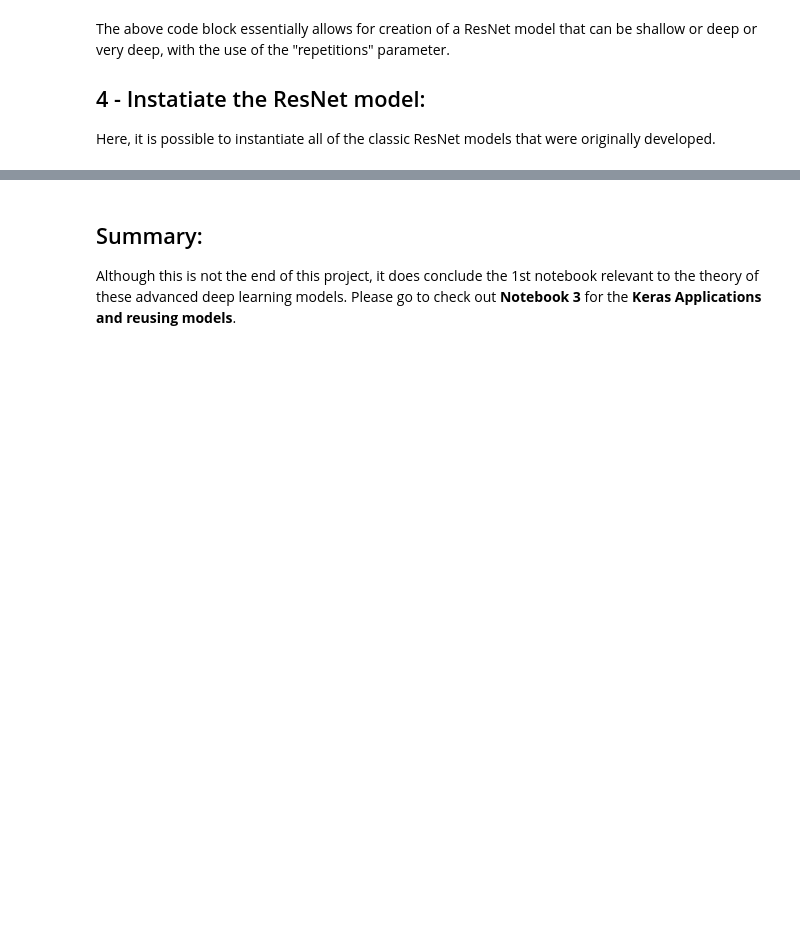
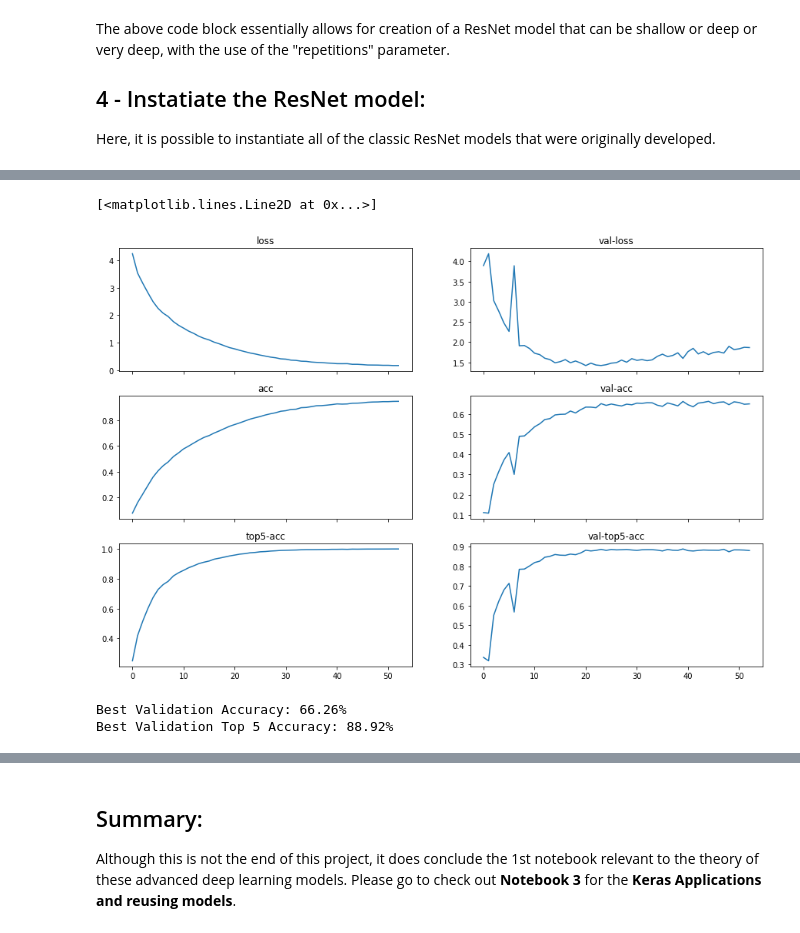
Before and after one commit to ylee9107/ComputerVisionTensorFlow2_myLearning, a Jupyter notebook: 4 - Influential Classifiers/Influential Classifiers_Notebook2.ipynb, the cells around one changed output, grey strips where cells are left out. Drawn from its saved outputs; the diff is of its cells as text; code cells hidden in the pictures; blank space fills up the shorter version.

```diff
--- a/4 - Influential Classifiers/Influential Classifiers_Notebook2.ipynb
+++ b/4 - Influential Classifiers/Influential Classifiers_Notebook2.ipynb
@@ -143,7 +143,7 @@ nb_epochs = 300
 # %%
 # Divide the dataset into training and validation sets:
 train_set_cifar = cifar_builder.as_dataset(split = tfds.Split.TRAIN)
-test_set_cifar = cifar_builder.as_dataset(split = tfds.Split.TEST)
+val_set_cifar = cifar_builder.as_dataset(split = tfds.Split.TEST)
 # %% [output]
 WARNING:absl:Warning: Setting shuffle_files=True because split=TRAIN and shuffle_files=None. This behavior will be deprecated on 2019-08-06, at which point shuffle_files=False will be the default for  ...
 # %%
@@ -656,0 +762,5 @@ def ResNet18()
+# %%
+# Setting some variables to format the logs:
+log_begin_red, log_begin_blue, log_begin_green = '\033[91m', '\033[94m', '\033[92m'
+log_begin_bold, log_begin_underline = '\033[1m', '\033[4m'
+log_end_format = '\033[0m'
@@ -656,0 +816,13 @@ def ResNet18()
+# %%
+# Callback to log metrics at the end of each epoch: this saves space compared to Verbose = 1.
+metrics_to_print = collections.OrderedDict( [("loss", "loss"),
+                                            ("v-loss", "val_loss"),
+                                            ("acc", "acc"),
+                                            ("v-acc", "val_acc"),
+                                            ("top5-acc", "top5_acc"),
+                                            ("v-top5-acc", "val_top5_acc")]
+                                          )
+
+callback_simple_log = Simplified_LogCallback(metrics_dict = metrics_to_print,
+                                             nb_epochs = nb_epochs,
+                                             log_frequency= 2)
@@ -656,0 +869,8 @@ def ResNet18()
+# %%
+history = resnet50.fit(train_set_cifar,
+                      epochs = nb_epochs,
+                      steps_per_epoch= train_steps_per_epoch,
+                      validation_data= (val_set_cifar),
+                      validation_steps= valid_steps_per_epoch,
+                      verbose=0,
+                      callbacks= callbacks)
@@ -656,0 +911,29 @@ def ResNet18()
+# %%
+fig, ax = plt.subplots(3, 2, figsize=(15, 10), sharex='col') # add parameter `sharey='row'` for a more direct comparison
+ax[0, 0].set_title("loss")
+ax[0, 1].set_title("val-loss")
+ax[1, 0].set_title("acc")
+ax[1, 1].set_title("val-acc")
+ax[2, 0].set_title("top5-acc")
+ax[2, 1].set_title("val-top5-acc")
+
+ax[0, 0].plot(history.history['loss'])
+ax[0, 1].plot(history.history['val_loss'])
+ax[1, 0].plot(history.history['acc'])
+ax[1, 1].plot(history.history['val_acc'])
+ax[2, 0].plot(history.history['top5_acc'])
+ax[2, 1].plot(history.history['val_top5_acc'])
+# %% [output]
+[<matplotlib.lines.Line2D at 0x...>]
+[figure, added]
+# %%
+# Get the best performing scores:
+best_val_accuracy = max(history.history['val_acc']) * 100
+best_val_top5accuracy = max(history.history['val_top5_acc']) * 100
+
+# Print out the results:
+print("Best Validation Accuracy: {:2.2f}%".format(best_val_accuracy))
+print("Best Validation Top 5 Accuracy: {:2.2f}%".format(best_val_top5accuracy))
+# %% [output]
+Best Validation Accuracy: 66.26%
+Best Validation Top 5 Accuracy: 88.92%
```
Also changed, not shown: parts of 30 cells of this notebook.
